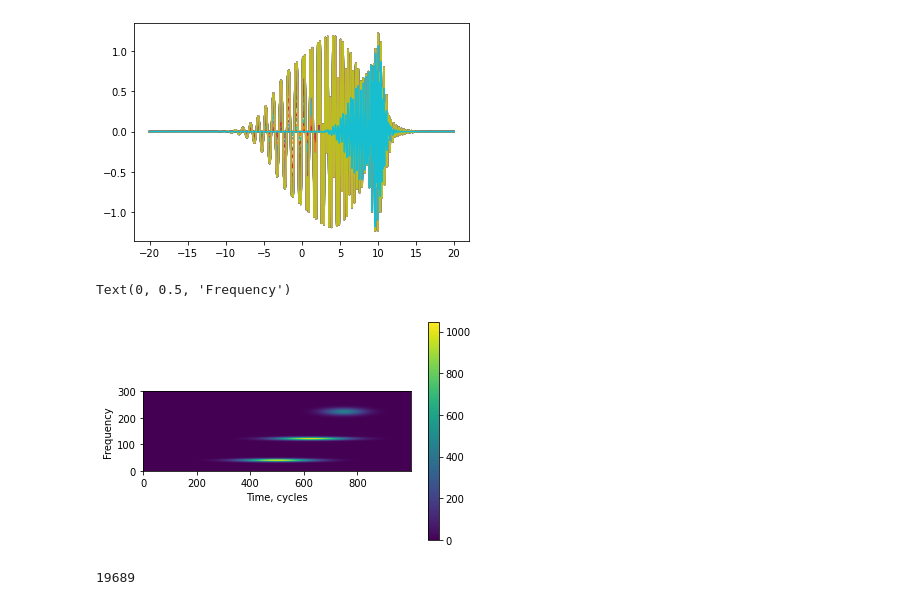
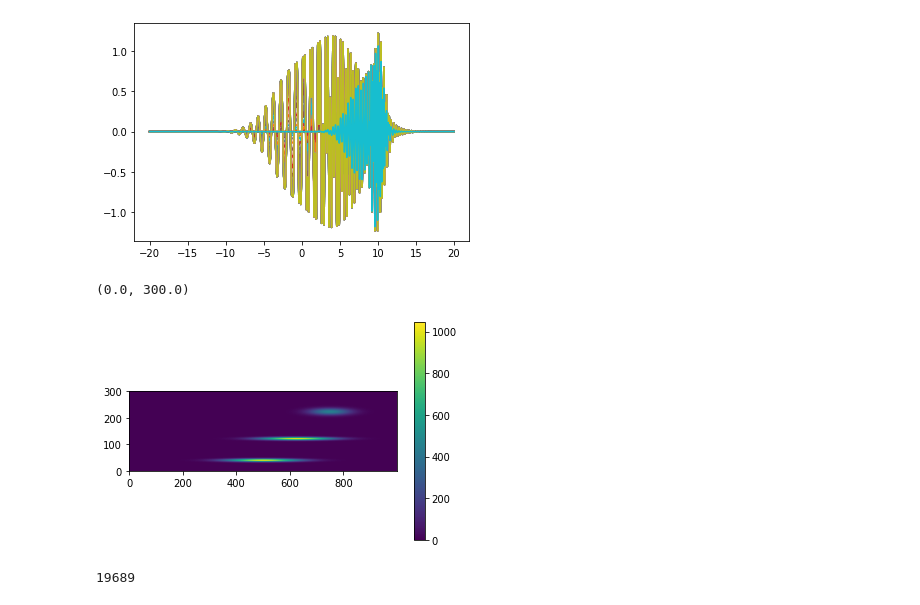
Before and after one commit to AnnyshkaF/High-Performance-Lab, a Jupyter notebook: task_4.ipynb, the cells around one changed output. Saved outputs shown, nothing was run; the diff lists cells and outputs as text; code cells hidden in the pictures.

```diff
--- a/task_4.ipynb
+++ b/task_4.ipynb
@@ -89,12 +89,12 @@ s = get_specgram(1000)
 # %%
 imshow(s) #, aspect='auto', origin='lower', extent=[min(t)/2/pi, max(t)/2/pi, w[0], 2*w[int(len(w)/2/100)]])
 colorbar()
 ylim(0, 300)
-xlabel('Time, cycles')
-ylabel('Frequency')
+#xlabel('Time, cycles')
+#ylabel('Frequency')
 # %% [output]
-Text(0, 0.5, 'Frequency')
+(0.0, 300.0)
-[figure, old version]
+[figure, new version]
 # %%
 #a = get_specgram(1000)
 #print(a.shape)
```
Also changed, not shown: parts of 1 cell of this notebook.
